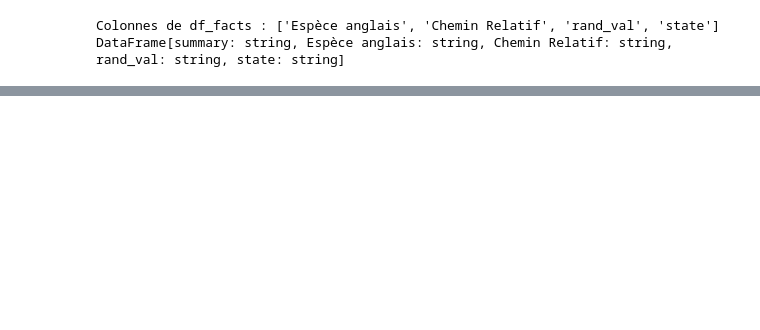
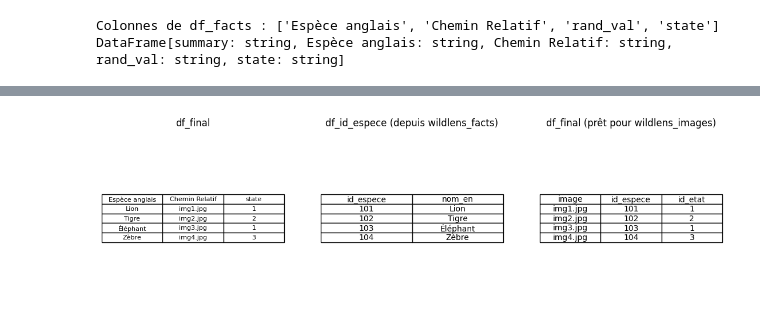
Before and after one commit to CedricSanchezGithub/ETL, a Jupyter notebook: notebook.ipynb, the cells around one changed output, grey strips where cells are left out. Saved outputs shown, nothing was run; the diff lists cells and outputs as text; code cells hidden in the pictures; blank space fills up the shorter version.

```diff
--- a/notebook.ipynb
+++ b/notebook.ipynb
@@ -604,0 +542,49 @@ None
+# %%
+# Simuler df_final (reprenant la structure de ton code)
+df_final = pd.DataFrame({
+    "Espèce anglais": ["Lion", "Tigre", "Éléphant", "Zèbre"],
+    "Chemin Relatif": ["img1.jpg", "img2.jpg", "img3.jpg", "img4.jpg"],
+    "state": [1, 2, 1, 3]
+})
+
+# Simuler df_id_espece depuis la table wildlens_facts
+df_id_espece = pd.DataFrame({
+    "id_espece": [101, 102, 103, 104],
+    "nom_en": ["Lion", "Tigre", "Éléphant", "Zèbre"]
+})
+
+# Vérifier et supprimer la colonne "id_espece" si elle existe déjà dans df_final
+if "id_espece" in df_final.columns:
+    df_final = df_final.drop(columns=["id_espece"])
+
+# Effectuer la jointure entre df_final et df_id_espece
+df_merged = df_final.merge(df_id_espece, left_on="Espèce anglais", right_on="nom_en", how="left")
+
+# Sélectionner les colonnes pertinentes pour l'insertion en base
+df_result = df_merged[["Chemin Relatif", "id_espece", "state"]].rename(
+    columns={"Chemin Relatif": "image", "state": "id_etat"})
+
+# Création de l'image de la jointure sous forme de tableau
+fig, axes = plt.subplots(1, 3, figsize=(14, 4))
+
+# Affichage de df_final
+axes[0].axis("tight")
+axes[0].axis("off")
+axes[0].table(cellText=df_final.values, colLabels=df_final.columns, cellLoc="center", loc="center")
+axes[0].set_title("df_final")
+
+# Affichage de df_id_espece
+axes[1].axis("tight")
+axes[1].axis("off")
+axes[1].table(cellText=df_id_espece.values, colLabels=df_id_espece.columns, cellLoc="center", loc="center")
+axes[1].set_title("df_id_espece (depuis wildlens_facts)")
+
+# Affichage du DataFrame joint (df_result)
+axes[2].axis("tight")
+axes[2].axis("off")
+axes[2].table(cellText=df_result.values, colLabels=df_result.columns, cellLoc="center", loc="center")
+axes[2].set_title("df_final (prêt pour wildlens_images)")
+
+plt.show()
+# %% [output]
+[figure, added]
```
Also changed, not shown: parts of 9 cells of this notebook, 4 other files.
